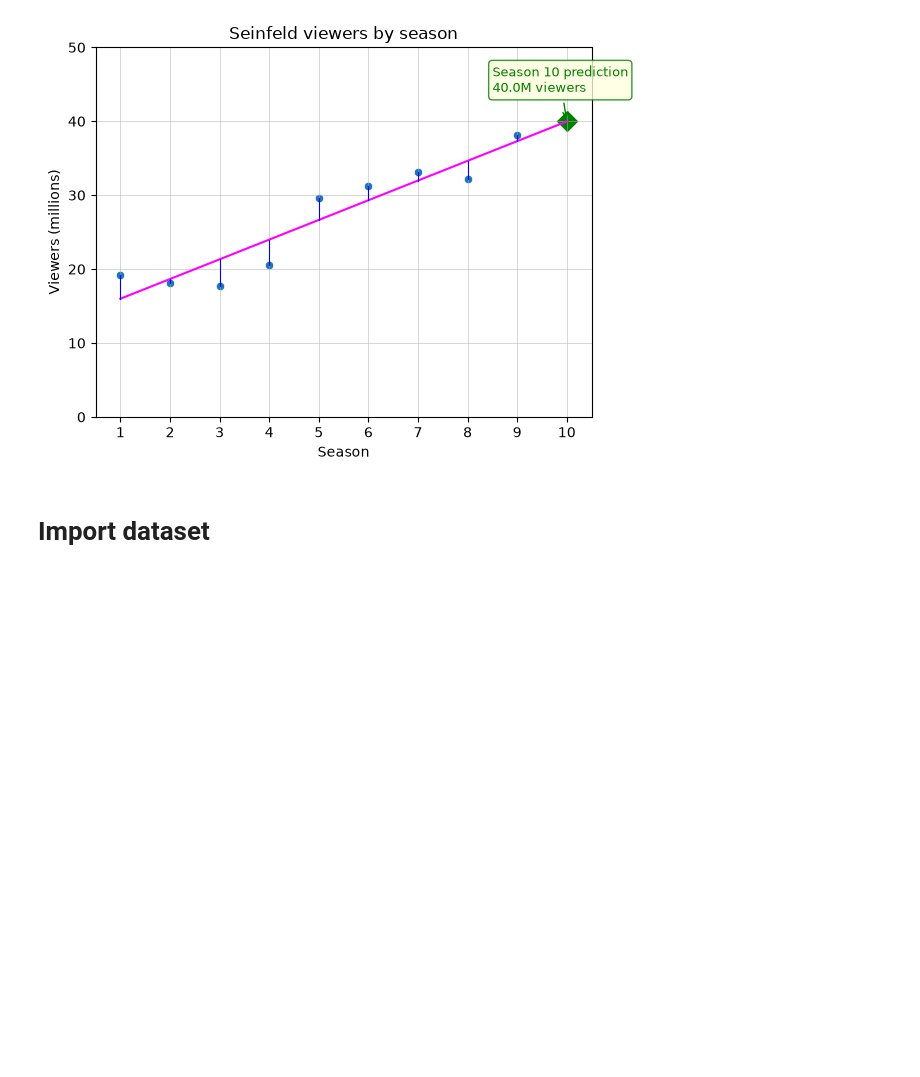
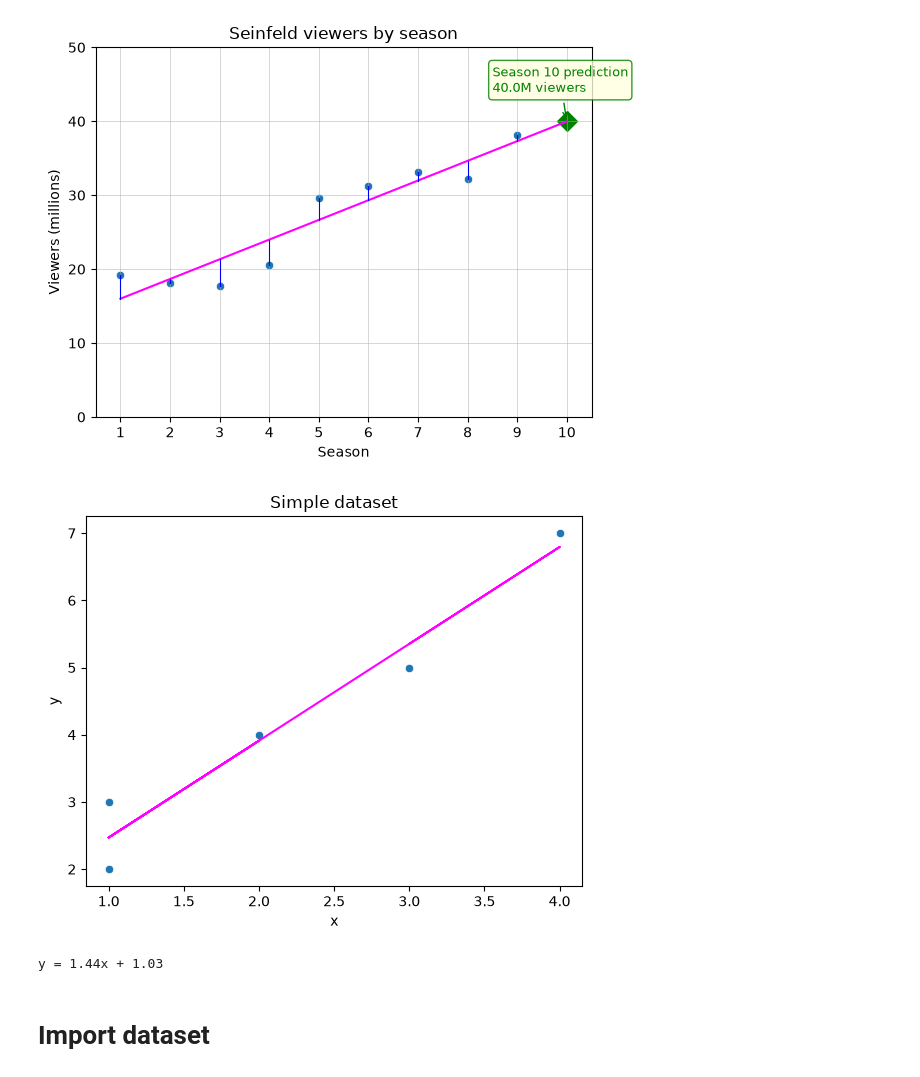
Before and after one commit to 2026-fall-machine-learning/ml-for-absolute-beginners, a Jupyter notebook: Linear Regression.ipynb, the cells around one changed output. Drawn from its saved outputs; the diff is of its cells as text; code cells hidden in the pictures; blank space fills up the shorter version.

```diff
--- a/Linear Regression.ipynb
+++ b/Linear Regression.ipynb
@@ -54,6 +54,27 @@ plt.show()
 # %% [output]
 Season 10 projected viewers (millions): 39.98
 [figure]
+# %%
+df_simple = pd.read_csv('data/simple.csv', header=None, names=['x', 'y'])
+X_simple = df_simple[['x']]
+y_simple = df_simple['y']
+simple_model = LinearRegression()
+simple_model.fit(X_simple, y_simple)
+y_simple_pred = simple_model.predict(X_simple)
+sns.scatterplot(data=df_simple, x='x', y='y')
+plt.plot(df_simple['x'], y_simple_pred, color='magenta')
+plt.title('Simple dataset')
+plt.xlabel('x')
+plt.ylabel('y')
+plt.show()
+# %% [output]
+[figure, added]
+# %%
+m = simple_model.coef_[0]
+b = simple_model.intercept_
+print(f'y = {m:.2f}x + {b:.2f}')
+# %% [output]
+y = 1.44x + 1.03
 # %% [markdown]
 # Import dataset
 # %%
```
Also changed, not shown: parts of 4 cells of this notebook, 1 other file.
